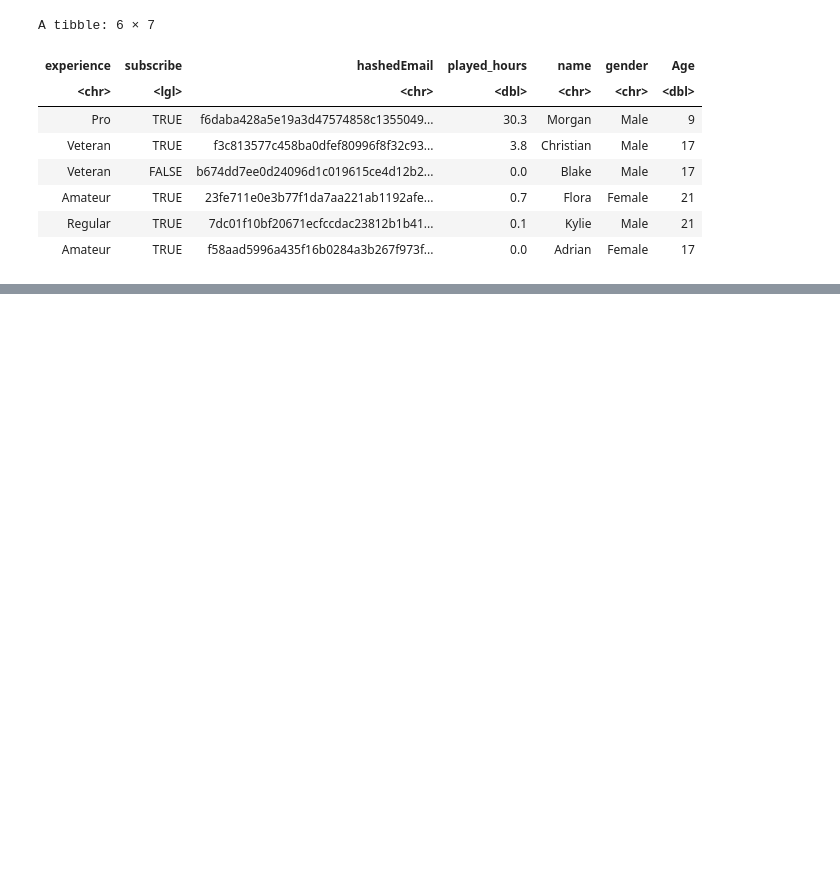
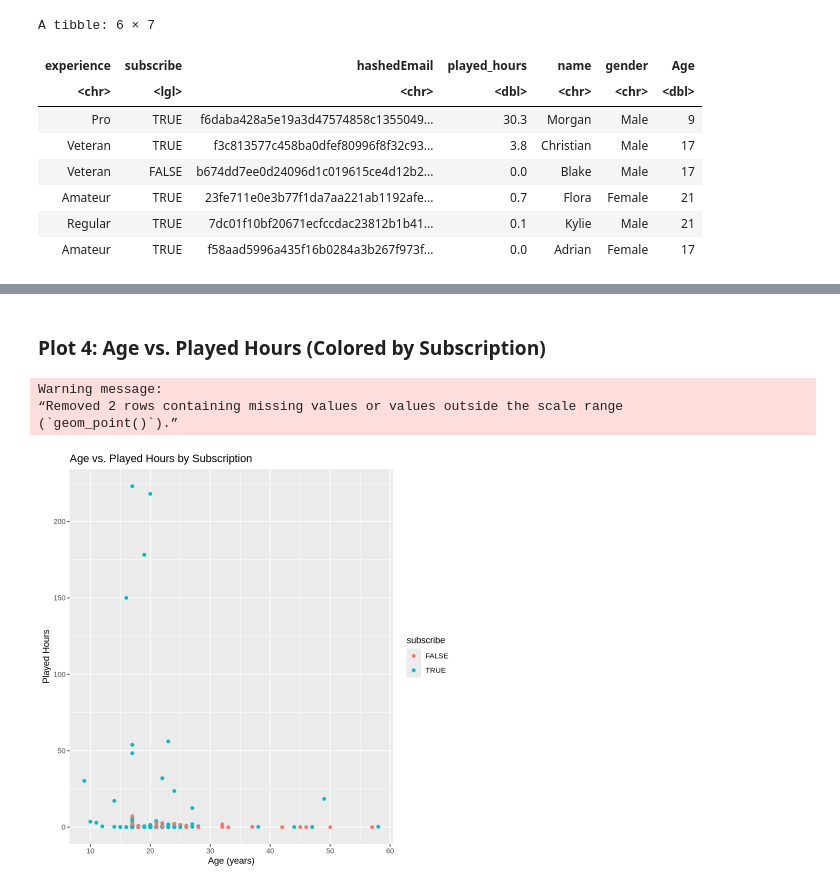
Before and after one commit to drv111llI/dsci100, a Jupyter notebook: project.ipynb, the cells around one changed output, grey strips where cells are left out. Drawn from its saved outputs; the diff is of its cells as text; code cells hidden in the pictures; blank space fills up the shorter version.

```diff
--- a/project.ipynb
+++ b/project.ipynb
@@ -63,0 +184,15 @@ ERROR: Error in eval(expr, envir, enclos): object 'player' not found
+# %% [markdown]
+### Plot 4: Age vs. Played Hours (Colored by Subscription)
+# %%
+ggplot(players, aes(x = Age, y = played_hours, color = subscribe)) +
+  geom_point() +
+  labs(
+    title = "Age vs. Played Hours by Subscription",
+    x = "Age (years)",
+    y = "Played Hours"
+  )
+# %% [output]
+Warning message:
+“Removed 2 rows containing missing values or values outside the scale range
+(`geom_point()`).”
+[figure, added]
```
Also changed, not shown: parts of 14 cells of this notebook.
